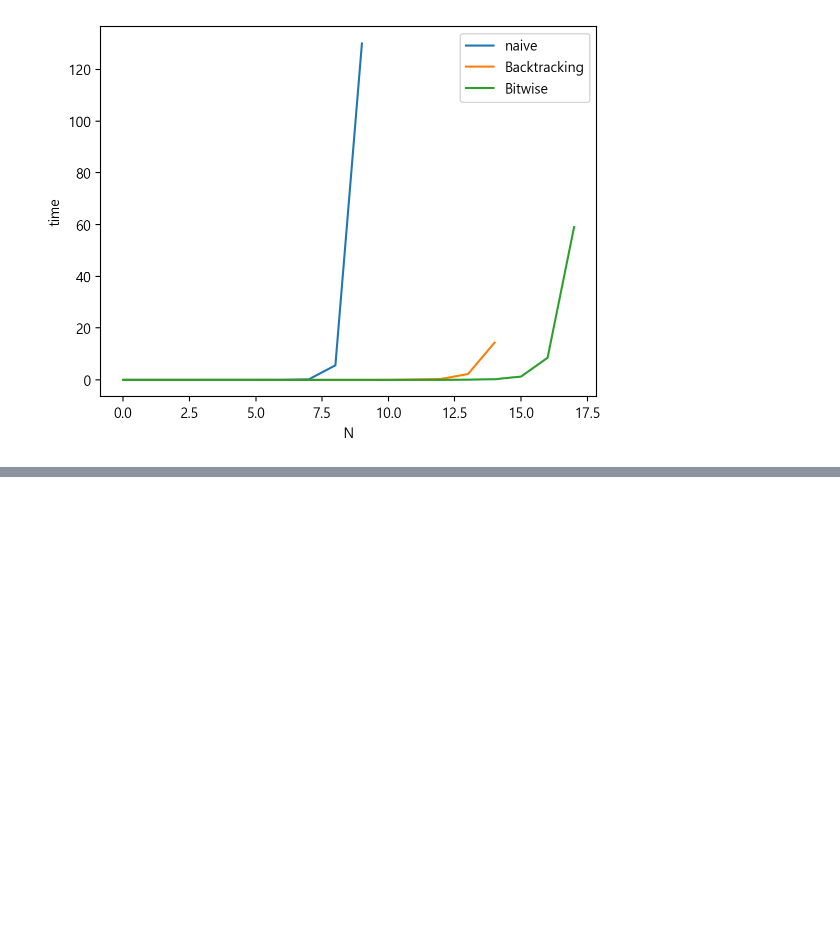
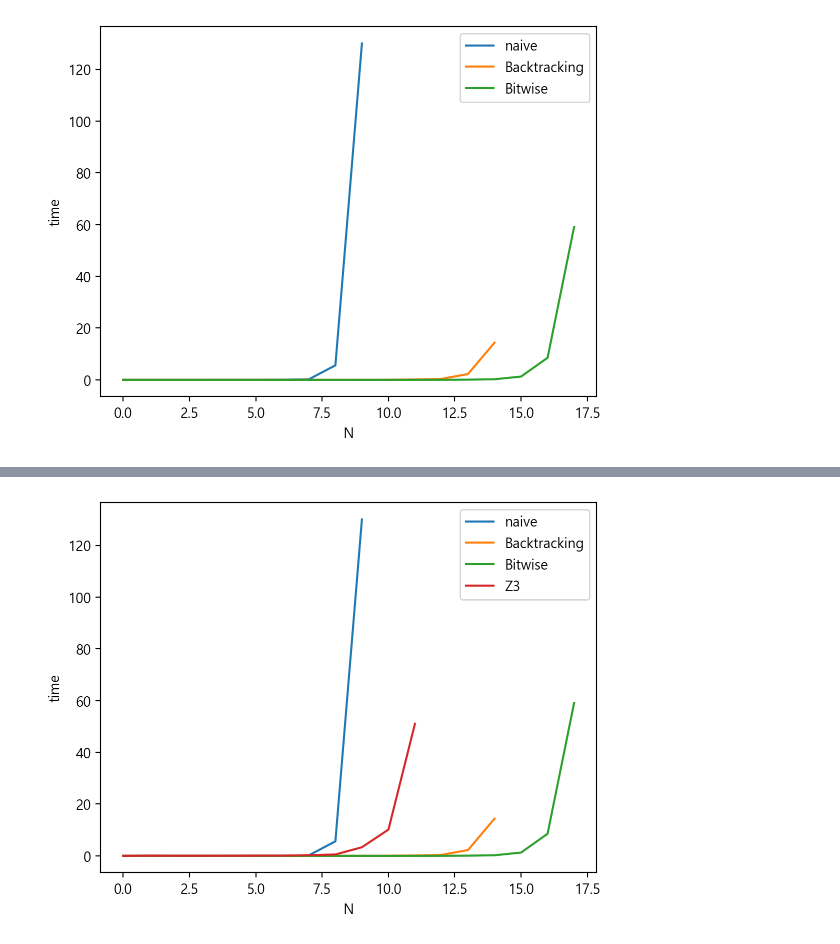
Before and after one commit to rachihyeon/Code-review-and-analysis, a Jupyter notebook: time_analysis.ipynb, the cells around one changed output, grey strips where cells are left out. Saved outputs shown, nothing was run; the diff lists cells and outputs as text; code cells hidden in the pictures; blank space fills up the shorter version.

```diff
--- a/time_analysis.ipynb
+++ b/time_analysis.ipynb
@@ -28,7 +28,7 @@ def print_plot(dataframe):
     sns.lineplot(x=x, y=y, color='r', marker='o')
 
 def merge_plot(dataframe_array):
-    labels = ['naive', 'Backtracking', 'Bitwise']
+    labels = ['naive', 'Backtracking', 'Bitwise', 'Z3']
     fig = plt.figure()
     fig.set_facecolor('white')
     for dataframe, label in zip(dataframe_array, labels):
@@ -161,0 +197,6 @@ merge_plot(dataframe_array)
+# %%
+dataframe_array = [naive_df, Backtracking_df, Bitwise_df, Z3_df]
+
+merge_plot(dataframe_array)
+# %% [output]
+[figure, added]
```
Also changed, not shown: parts of 2 cells of this notebook, 2 other files.
